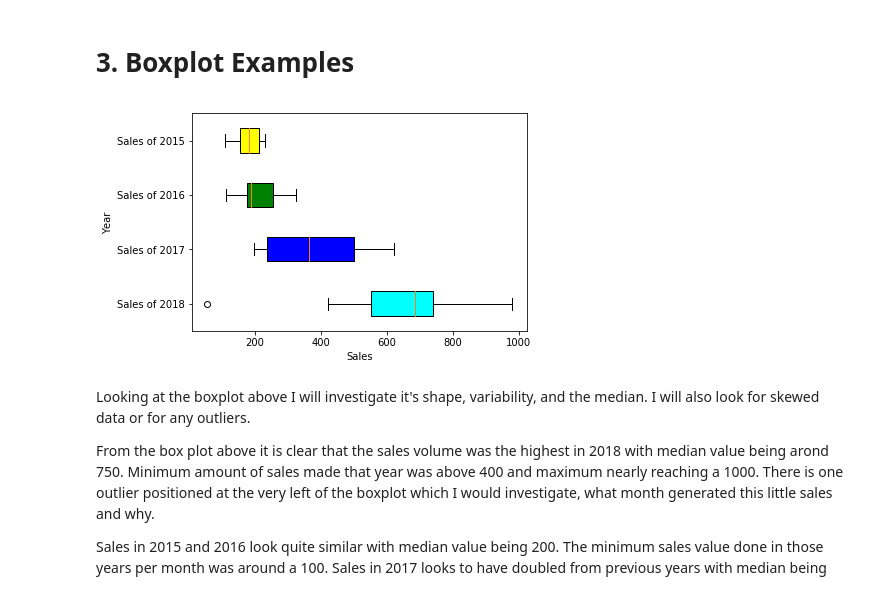
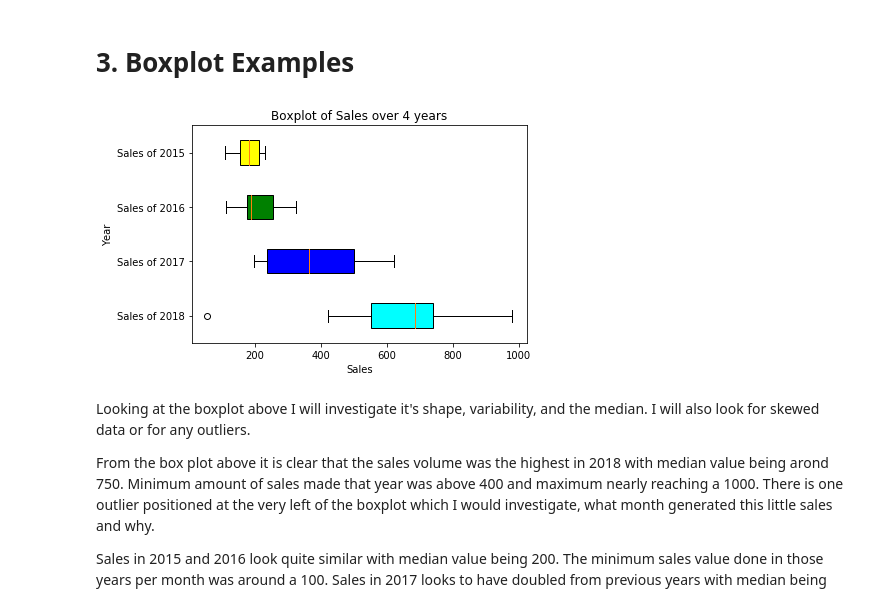
Before and after one commit to simonava5/FundamentalsProject, a Jupyter notebook: BoxPlots.ipynb, the cells around one changed output. Cells and saved outputs as stored; diff of their text form; code cells hidden in the pictures.

```diff
--- a/BoxPlots.ipynb
+++ b/BoxPlots.ipynb
@@ -53,23 +87,24 @@ import seaborn as sns
 # %%
 # In this example I faked some data
 # This data set represents total sales made in Euro each year
 # Each value represents amount in Euros per month
 Sales2018 = [822,736,421,450,647,632,725,748,721,585,978,55]
 Sales2017 =[622,511,391,225,236,232,196,495,333,290,495,532]
 Sales2016 =[213,189,112,178,272,189,325,169,268,186,119,249]
 Sales2015 =[110,112,130,216,181,161,222,211,210,180,229,172]
 
 box_plot_data=[Sales2018,Sales2017,Sales2016,Sales2015]
 box=plt.boxplot(box_plot_data,vert=0,patch_artist=True,labels=['Sales of 2018','Sales of 2017','Sales of 2016','Sales of 2015'],
             )
-colors = ['cyan', 'blue', 'green', 'yellow']
+colors = ['cyan', 'blue', 'green', 'yellow'] # Choose colours for each boxplot
 for patch, color in zip(box['boxes'], colors):
     patch.set_facecolor(color)
-plt.xlabel('Sales')
-plt.ylabel('Year')
+plt.title("Boxplot of Sales over 4 years") # Add title
+plt.xlabel('Sales') # Add label for x axis
+plt.ylabel('Year') #Add label for y axis
 plt.show()
 # %% [output]
-[figure, old version]
+[figure, new version]
 # %% [markdown]
 Looking at the boxplot above I will investigate it's shape, variability, and the median. I will also look for skewed data or for any outliers.
 
```
Also changed, not shown: parts of 10 cells of this notebook.
